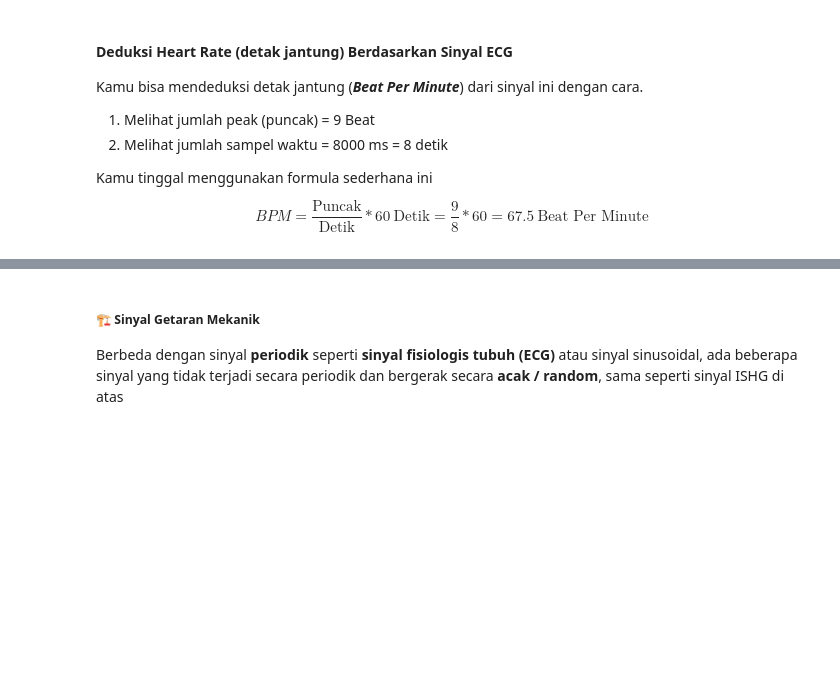
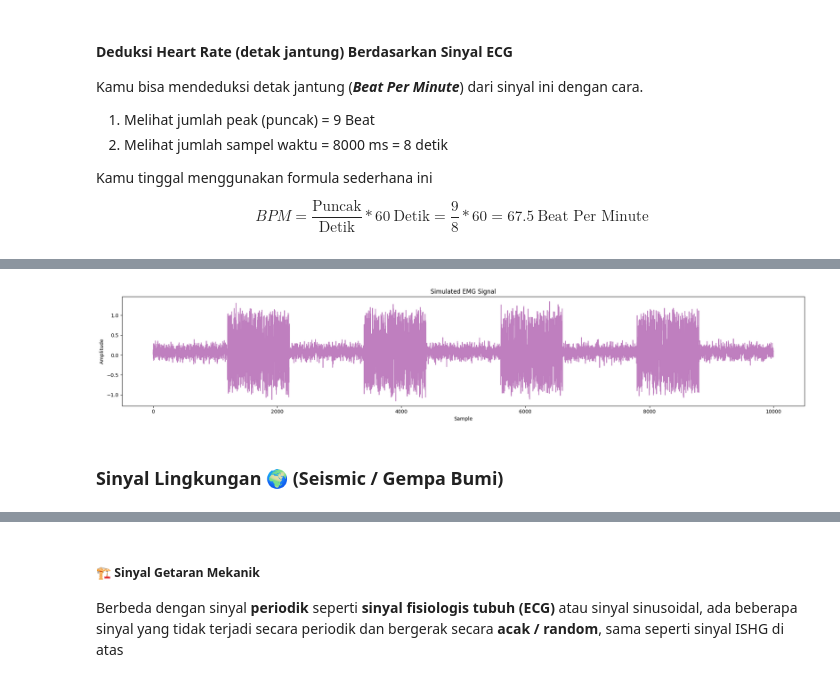
Before and after one commit to informatika-itera/if3024-handson, a Jupyter notebook: 2025-notebooks/hands-on2.ipynb, the cells around one changed output, grey strips where cells are left out. Saved outputs shown, nothing was run; the diff lists cells and outputs as text; code cells hidden in the pictures; blank space fills up the shorter version.

```diff
--- a/2025-notebooks/hands-on2.ipynb
+++ b/2025-notebooks/hands-on2.ipynb
@@ -95,0 +150,14 @@ $$
+# %%
+emg_singal = nk.emg_simulate(duration=10, sampling_rate=1000, noise=0.1, burst_number=4 ,random_state=2025)
+# Menampilkan plot sinyal EMG
+plt.figure(figsize=(20, 4))
+plt.plot(emg_singal, color="purple", alpha=0.5)
+plt.title("Simulated EMG Signal")
+plt.xlabel("Sample")
+plt.ylabel("Amplitude")
+plt.tight_layout()
+plt.show()
+# %% [output]
+[figure, added]
+# %% [markdown]
+### Sinyal Lingkungan 🌍 (Seismic / Gempa Bumi)
```
Also changed, not shown: parts of 28 cells of this notebook.
